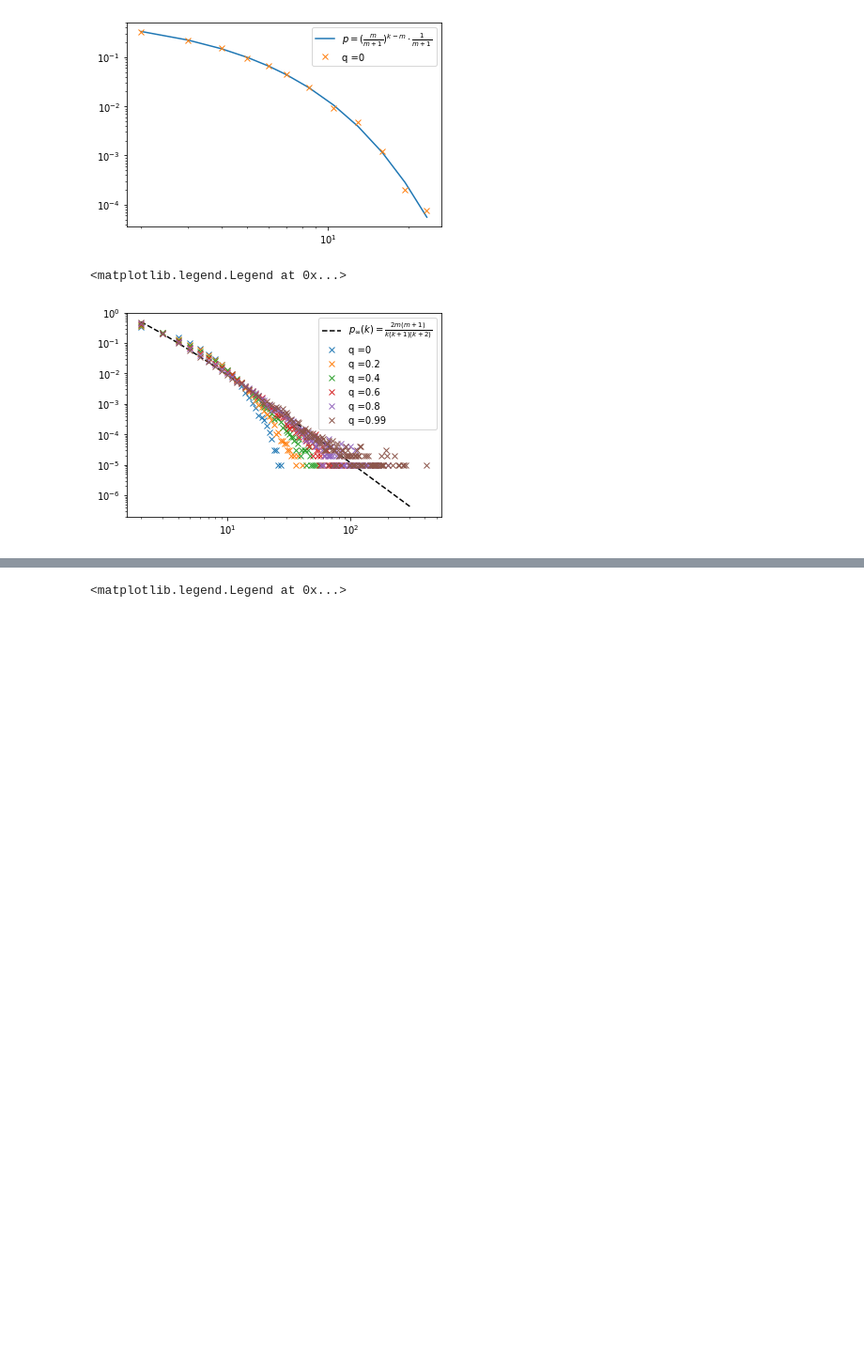
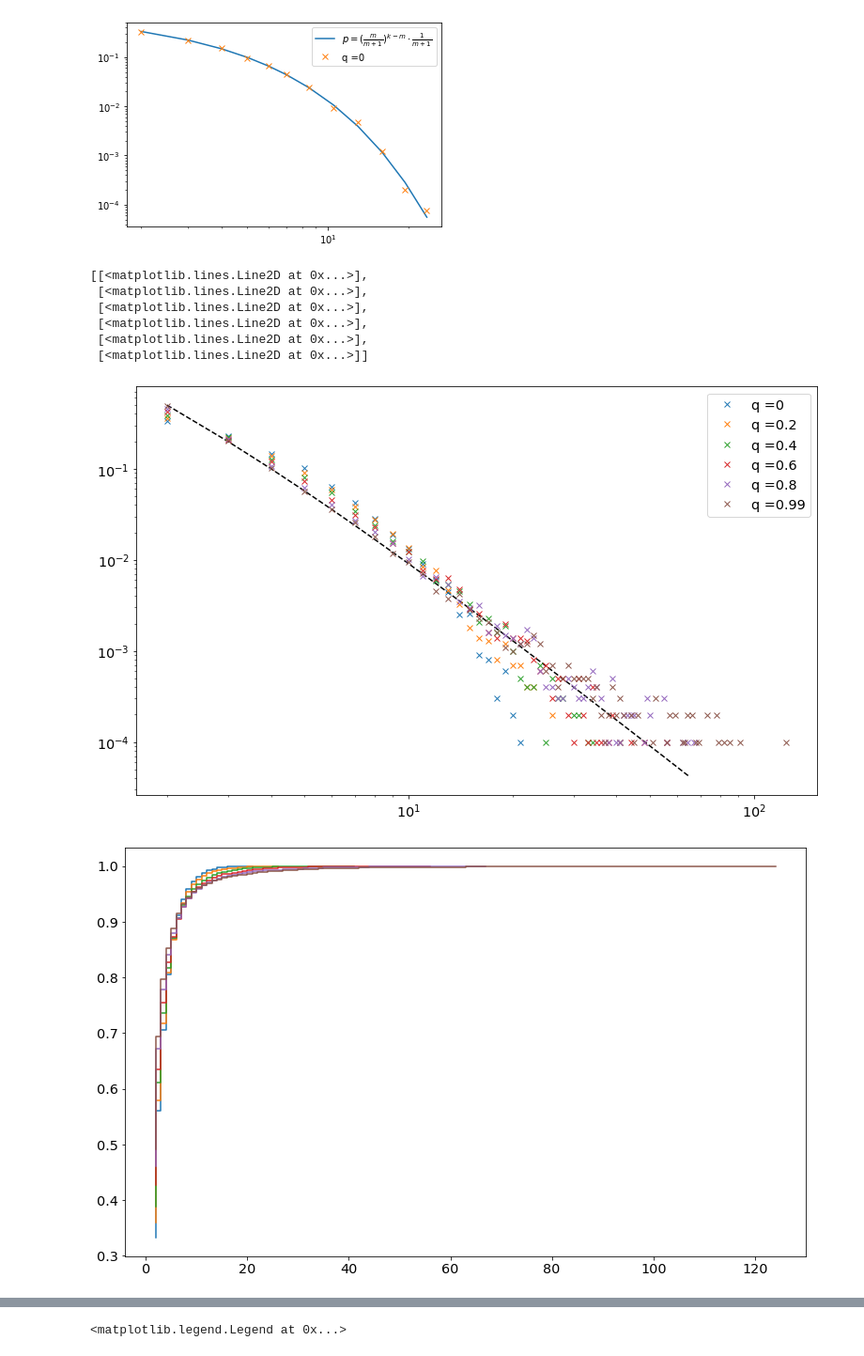
Before and after one commit to shaunfg/Complexity-Networks, a Jupyter notebook: networks/networks_project.ipynb, the cells around one changed output, grey strips where cells are left out. Shown at 94% size. Drawn from its saved outputs; the diff is of its cells as text; code cells hidden in the pictures; blank space fills up the shorter version.

```diff
--- a/networks/networks_project.ipynb
+++ b/networks/networks_project.ipynb
@@ -952,3 +916,0 @@ plt.legend()
-# %%
-abx = Counter(x).values()
-y = probability(x)
@@ -1052,0 +993,10 @@ plt.legend()
+# %%
+for i in range(len(times)):
+    plt.errorbar(xs_4[i],ys_4[i],yerr = stds_all_4[i],label = "N = {}".format(times_label[i]),color = "C{}".format(i),
+                capsize = 2)
+plt.xscale('log')
+plt.yscale('log')
+master_EQ_pref(m=m_add,k=xs_4[i], label = False,color = "lightgray")
+plt.legend()
+plt.xlabel("Number of Degrees (k)")
+plt.ylabel("Probability of Degree ($p_k$)")
@@ -1076,10 +1063,7 @@ No duplicates in Neighbours
 <matplotlib.legend.Legend at 0x...>
 [figure]
 # %%
-m_add = 2
-time = 10000
-
-BA_1 = Barabasi_Albert(time_limit = time , m=m_add)
+BA_1 = Barabasi_Albert(time_limit = 1000 , m=m_add)
 df_1 = BA_1.drive_walk(q = 0.99)
 x1,y1 = logbin(df_1.Degrees,scale = 1.2)
 
@@ -1097,9 +1081,12 @@ xqs = []
 yqs = []
 
 for q in qs:
+
     degrees = []
     for x in range(N_runs):
-        BA_q = Barabasi_Albert(time_limit = time , m=m_add)
+#         BA_q = Barabasi_Albert(time_limit = time , m=m_add)
+        BA_q = Barabasi_Albert(time_limit = 1000 , m=m_add)
+
         df_q = BA_q.drive_walk(q = q)
         degrees.extend(df_q.Degrees)
 
@@ -1107,16 +1094,24 @@ for q in qs:
     xqs.append(xq)
     yqs.append(yq)
 # %%
-expected_values = master_EQ_pref(m=m_add,k=x1,color = "black")
+expected_values = master_EQ_pref(m=m_add,k=x1,color = "black",label = False)
 
-# plt.loglog(x0,y0,'x',label = "q =0.99")
-# plt.loglog(x1,y1,'x',label = "q =0")
+# plt.loglog(x0,y0,'x',label = "q =0")
+# plt.loglog(x1,y1,'x',label = "q =0.99")
 
 [plt.loglog(xqs[i],yqs[i],'x',label = "q ={}".format(qs[i])) for i in range(len(xqs))]
 plt.legend()
+plt.figure()
+[plt.step(xqs[i],np.cumsum(yqs[i]),label = "q ={}".format(qs[i])) for i in range(len(xqs))]
 # %% [output]
-<matplotlib.legend.Legend at 0x...>
+[[<matplotlib.lines.Line2D at 0x...>],
+ [<matplotlib.lines.Line2D at 0x...>],
+ [<matplotlib.lines.Line2D at 0x...>],
+ [<matplotlib.lines.Line2D at 0x...>],
+ [<matplotlib.lines.Line2D at 0x...>],
+ [<matplotlib.lines.Line2D at 0x...>]]
-[figure, old version]
+[figure, new version]
+[figure, added]
 # %%
 yq_scaled = [yqs[i]* xqs[i]*(xqs[i]+1)*(xqs[i]+2) for i in range(len(xqs))]
 xq_scaled = [xqs[i]/(-0.5 + np.sqrt(time*m_add*(m_add+1)+0.25)) for i in range(len(xqs))]
```
Also changed, not shown: parts of 43 cells of this notebook, 12 other files.
